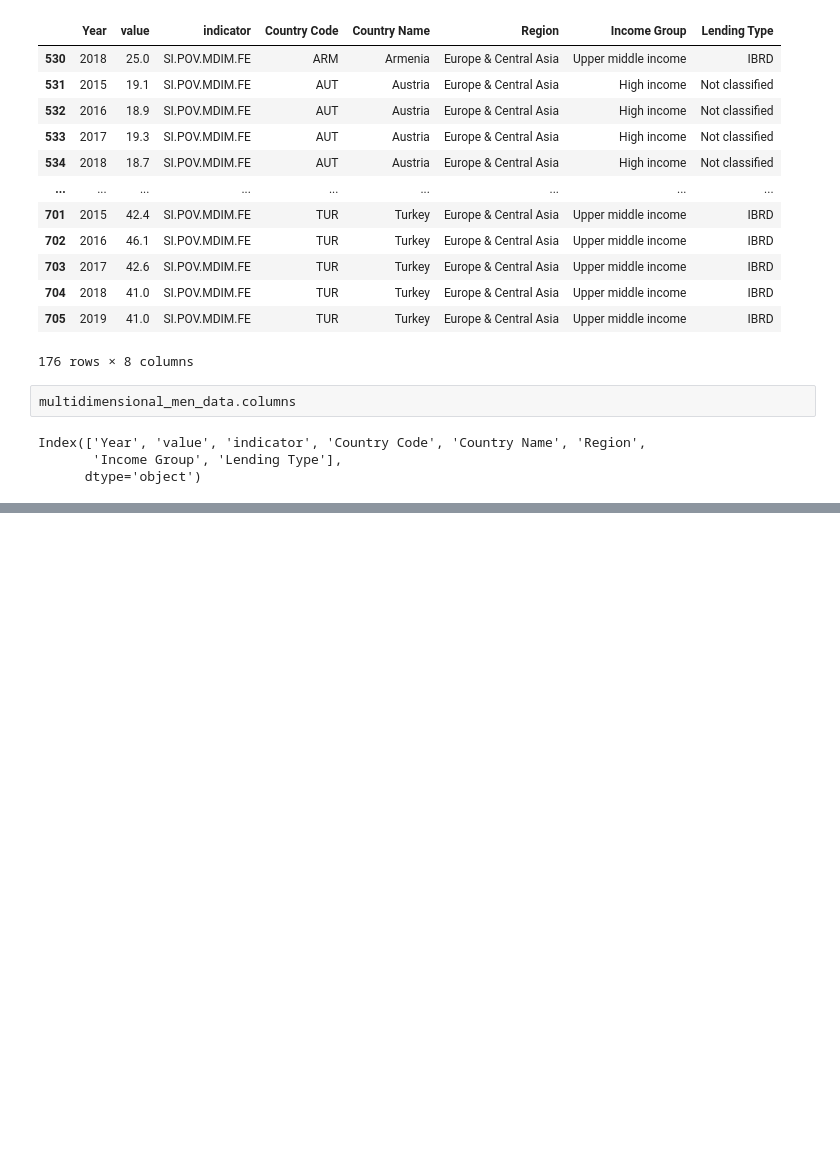
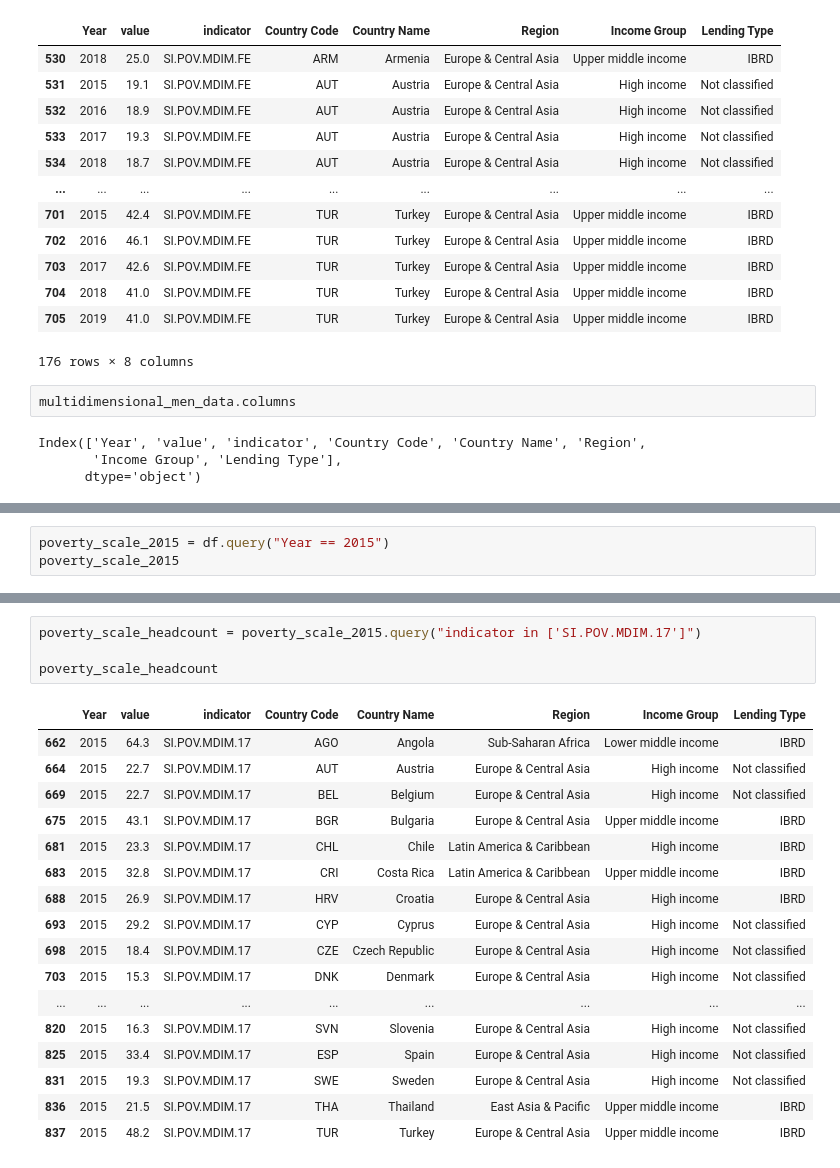
Before and after one commit to DATA-690-FALL-2021/Data690_Sai, a Jupyter notebook: individual_project/Part_B_Draft.ipynb, the cells around one changed output, grey strips where cells are left out. Saved outputs shown, nothing was run; the diff lists cells and outputs as text; blank space fills up the shorter version.

```diff
--- a/individual_project/Part_B_Draft.ipynb
+++ b/individual_project/Part_B_Draft.ipynb
@@ -331,0 +404,3 @@ ValueError: ignored
+# %%
+poverty_scale_2015 = df.query("Year == 2015")
+poverty_scale_2015
@@ -331,0 +421,22 @@ ValueError: ignored
+# %%
+poverty_scale_headcount = poverty_scale_2015.query("indicator in ['SI.POV.MDIM.17']")
+
+poverty_scale_headcount
+# %% [output]
+|  | Year | value | indicator | Country Code | Country Name | Region | Income Group | Lending Type |
+| 662 | 2015 | 64.3 | SI.POV.MDIM.17 | AGO | Angola | Sub-Saharan Africa | Lower middle income | IBRD |
+| 664 | 2015 | 22.7 | SI.POV.MDIM.17 | AUT | Austria | Europe & Central Asia | High income | Not classified |
+| 669 | 2015 | 22.7 | SI.POV.MDIM.17 | BEL | Belgium | Europe & Central Asia | High income | Not classified |
+| 675 | 2015 | 43.1 | SI.POV.MDIM.17 | BGR | Bulgaria | Europe & Central Asia | Upper middle income | IBRD |
+| 681 | 2015 | 23.3 | SI.POV.MDIM.17 | CHL | Chile | Latin America & Caribbean | High income | IBRD |
+| 683 | 2015 | 32.8 | SI.POV.MDIM.17 | CRI | Costa Rica | Latin America & Caribbean | Upper middle income | IBRD |
+| 688 | 2015 | 26.9 | SI.POV.MDIM.17 | HRV | Croatia | Europe & Central Asia | High income | IBRD |
+| 693 | 2015 | 29.2 | SI.POV.MDIM.17 | CYP | Cyprus | Europe & Central Asia | High income | Not classified |
+| 698 | 2015 | 18.4 | SI.POV.MDIM.17 | CZE | Czech Republic | Europe & Central Asia | High income | Not classified |
+| 703 | 2015 | 15.3 | SI.POV.MDIM.17 | DNK | Denmark | Europe & Central Asia | High income | Not classified |
+| ... | ... | ... | ... | ... | ... | ... | ... | ... |
+| 820 | 2015 | 16.3 | SI.POV.MDIM.17 | SVN | Slovenia | Europe & Central Asia | High income | Not classified |
+| 825 | 2015 | 33.4 | SI.POV.MDIM.17 | ESP | Spain | Europe & Central Asia | High income | Not classified |
+| 831 | 2015 | 19.3 | SI.POV.MDIM.17 | SWE | Sweden | Europe & Central Asia | High income | Not classified |
+| 836 | 2015 | 21.5 | SI.POV.MDIM.17 | THA | Thailand | East Asia & Pacific | Upper middle income | IBRD |
+| 837 | 2015 | 48.2 | SI.POV.MDIM.17 | TUR | Turkey | Europe & Central Asia | Upper middle income | IBRD |
```
Also changed, not shown: parts of 22 cells of this notebook.
